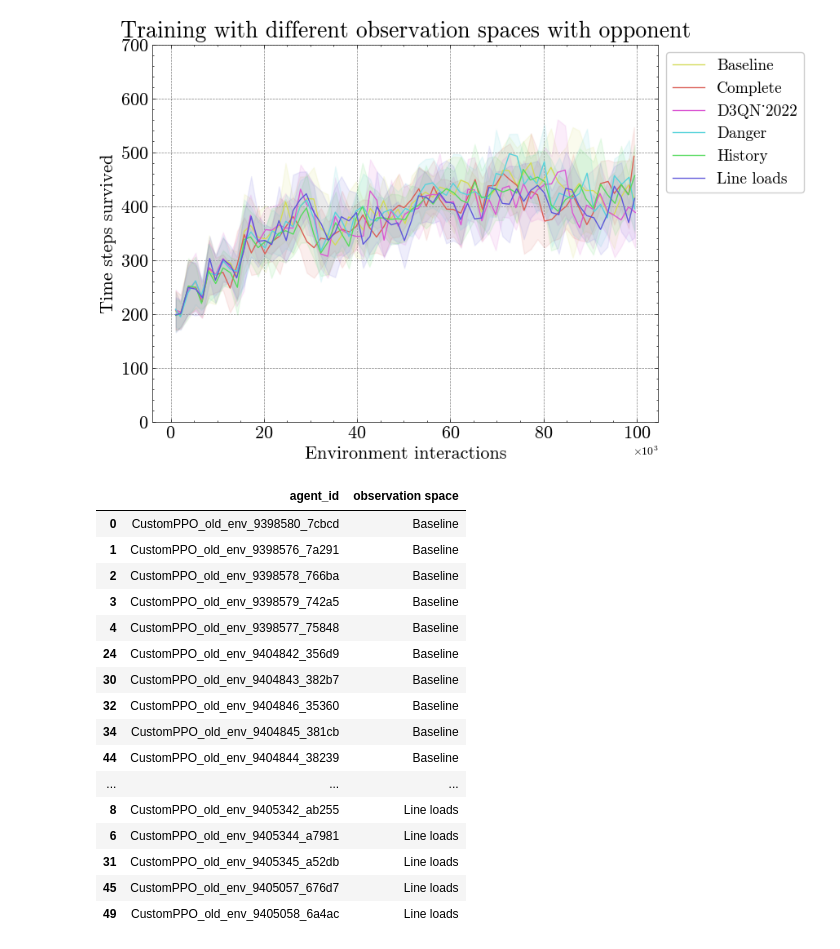
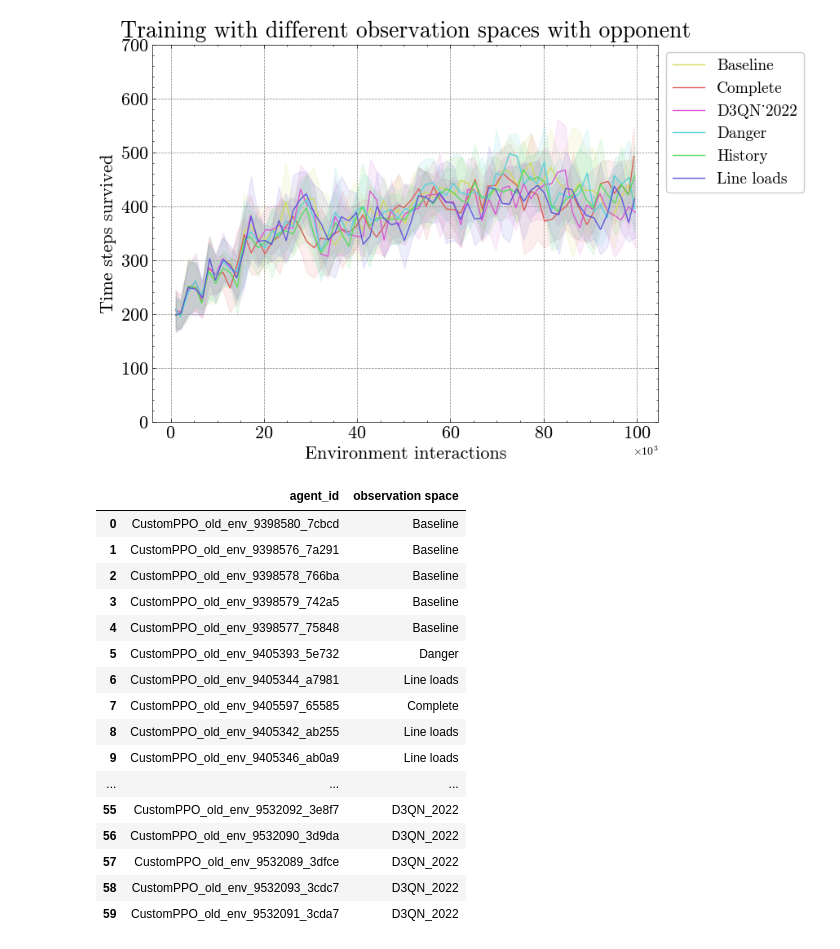
Before and after one commit to EricavanderSar/rl4pnc-survey, a Jupyter notebook: notebooks/SurveyPaper_TrainingCurves.ipynb, the cells around one changed output. Drawn from its saved outputs; the diff is of its cells as text; code cells hidden in the pictures.

```diff
--- a/notebooks/SurveyPaper_TrainingCurves.ipynb
+++ b/notebooks/SurveyPaper_TrainingCurves.ipynb
@@ -388,42 +388,42 @@ for run in runs:
     data = {}
     data["agent_id"] = run.name
     # Set name = observation_space
     if run.config.get("env_config", {}).get("g2op_input") == "all":
         obs_space = "Complete"
     elif run.config.get("env_config", {}).get("g2op_input") == ["r"]:
         obs_space = "Line loads"
     elif run.config.get("env_config", {}).get("n_history") == 6:
         obs_space = "History"
     elif run.config.get("env_config", {}).get("custom_input") == ["d"]:
         obs_space = "Danger"
     elif 'p_i' in run.config.get("env_config", {}).get("g2op_input"):
         obs_space = "Baseline"
     elif 'v_l' in run.config.get("env_config", {}).get("g2op_input"):
         obs_space = "D3QN_2022"
     else:
         obs_space = ""
     data["observation space"] = obs_space
     agent_obs_spaces.append(data)
 
 df_agent_obs_spaces = pd.DataFrame(agent_obs_spaces)
-df_agent_obs_spaces =df_agent_obs_spaces.sort_values(['observation space'], ascending=[True])
+# df_agent_obs_spaces =df_agent_obs_spaces.sort_values(['observation space'], ascending=[True])
 df_agent_obs_spaces.to_csv(os.path.join(path, "Obs_spaces_agent_ids.csv"), index=False)
 df_agent_obs_spaces
 # %% [output]
 |  | agent_id | observation space |
 | 0 | CustomPPO_old_env_9398580_7cbcd | Baseline |
 | 1 | CustomPPO_old_env_9398576_7a291 | Baseline |
 | 2 | CustomPPO_old_env_9398578_766ba | Baseline |
 | 3 | CustomPPO_old_env_9398579_742a5 | Baseline |
 | 4 | CustomPPO_old_env_9398577_75848 | Baseline |
-| 24 | CustomPPO_old_env_9404842_356d9 | Baseline |
-| 30 | CustomPPO_old_env_9404843_382b7 | Baseline |
-| 32 | CustomPPO_old_env_9404846_35360 | Baseline |
-| 34 | CustomPPO_old_env_9404845_381cb | Baseline |
-| 44 | CustomPPO_old_env_9404844_38239 | Baseline |
+| 5 | CustomPPO_old_env_9405393_5e732 | Danger |
+| 6 | CustomPPO_old_env_9405344_a7981 | Line loads |
+| 7 | CustomPPO_old_env_9405597_65585 | Complete |
+| 8 | CustomPPO_old_env_9405342_ab255 | Line loads |
+| 9 | CustomPPO_old_env_9405346_ab0a9 | Line loads |
 | ... | ... | ... |
-| 8 | CustomPPO_old_env_9405342_ab255 | Line loads |
-| 6 | CustomPPO_old_env_9405344_a7981 | Line loads |
-| 31 | CustomPPO_old_env_9405345_a52db | Line loads |
-| 45 | CustomPPO_old_env_9405057_676d7 | Line loads |
-| 49 | CustomPPO_old_env_9405058_6a4ac | Line loads |
+| 55 | CustomPPO_old_env_9532092_3e8f7 | D3QN_2022 |
+| 56 | CustomPPO_old_env_9532090_3d9da | D3QN_2022 |
+| 57 | CustomPPO_old_env_9532089_3dfce | D3QN_2022 |
+| 58 | CustomPPO_old_env_9532093_3cdc7 | D3QN_2022 |
+| 59 | CustomPPO_old_env_9532091_3cda7 | D3QN_2022 |
```
Also changed, not shown: parts of 1 cell of this notebook, 7 other files.
